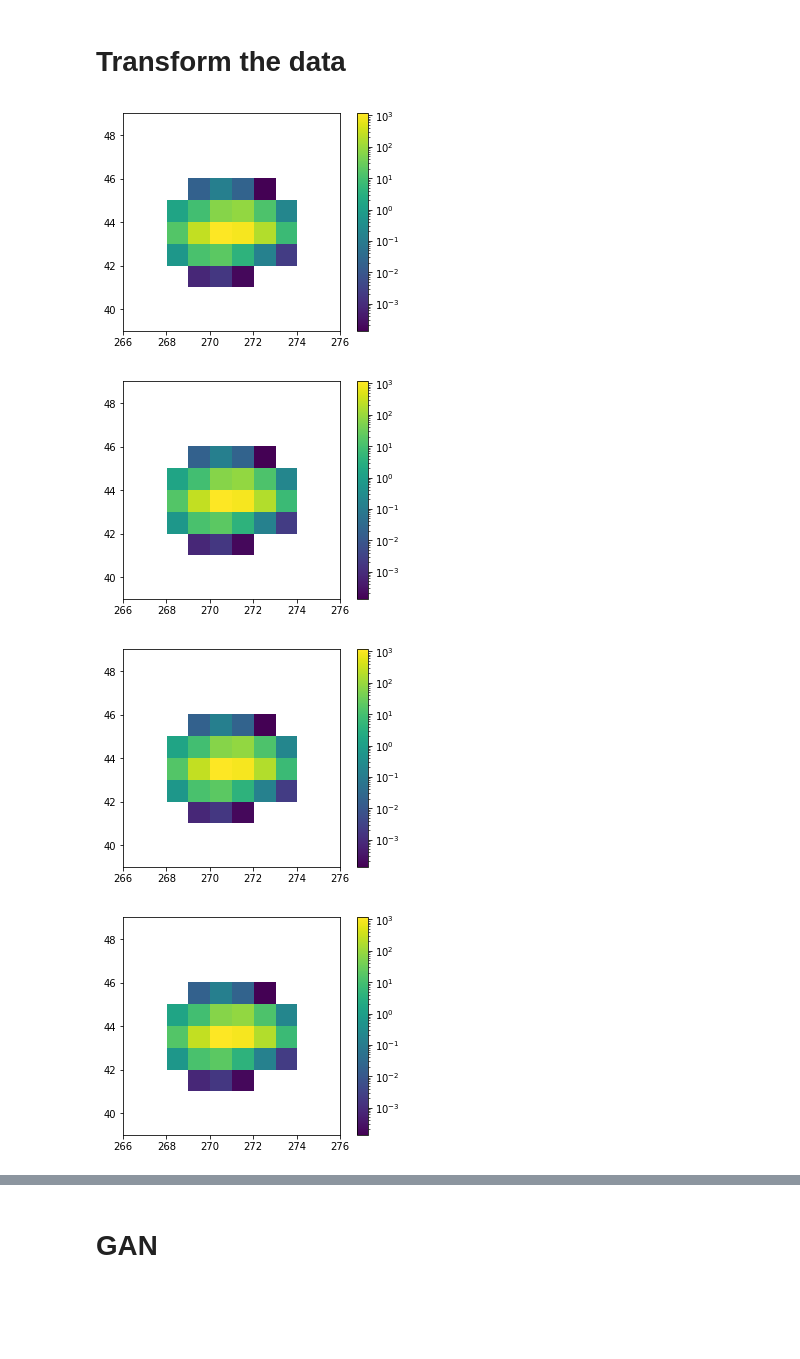
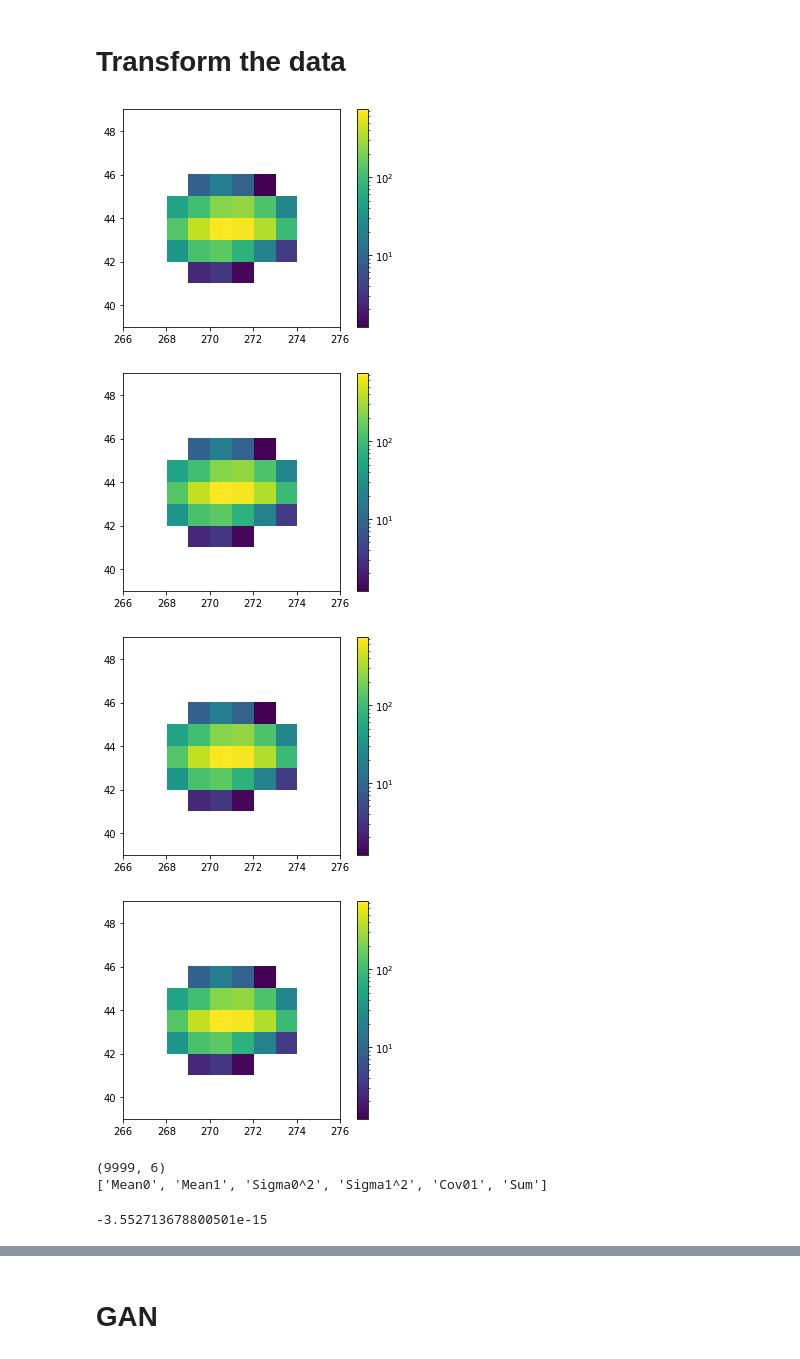
Before and after one commit to SiLiKhon/TPC-FastSim, a Jupyter notebook: notebooks/TPC_overview.ipynb, the cells around one changed output, grey strips where cells are left out. Saved outputs shown, nothing was run; the diff lists cells and outputs as text; code cells hidden in the pictures; blank space fills up the shorter version.

```diff
--- a/notebooks/TPC_overview.ipynb
+++ b/notebooks/TPC_overview.ipynb
@@ -119,10 +119,10 @@ data = np.stack(g.apply(convert_event).values)
 # %%
 for i in [0, 100, 1000, 3000]:
     fig, ax = plt.subplots()
     im = ax.imshow(data[0, ::-1], extent=(*time_range, *pad_range), norm=LogNorm())
-    plt.colorbar(img);
+    plt.colorbar(im);
 # %% [output]
-[figure, old version]
+[figure, new version]
-[figure, old version]
+[figure, new version]
-[figure, old version]
+[figure, new version]
-[figure, old version]
+[figure, new version]
@@ -128,0 +136,10 @@ for i in [0, 100, 1000, 3000]:
+# %%
+print(metric.shape)
+print(_METRIC_NAMES)
+# %% [output]
+(9999, 6)
+['Mean0', 'Mean1', 'Sigma0^2', 'Sigma1^2', 'Cov01', 'Sum']
+# %%
+metric_cut1000[:,_METRIC_NAMES.index('Sigma0^2')].min()
+# %% [output]
+-3.552713678800501e-15
```
Also changed, not shown: parts of 5 cells of this notebook.
